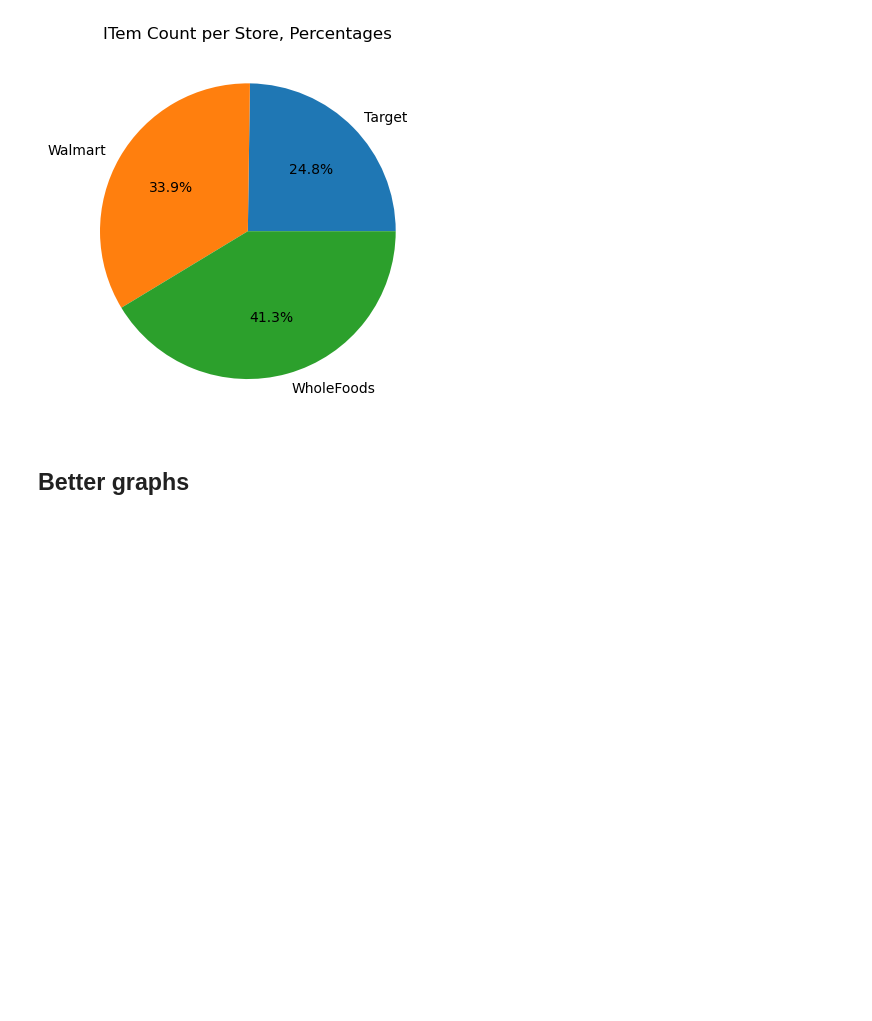
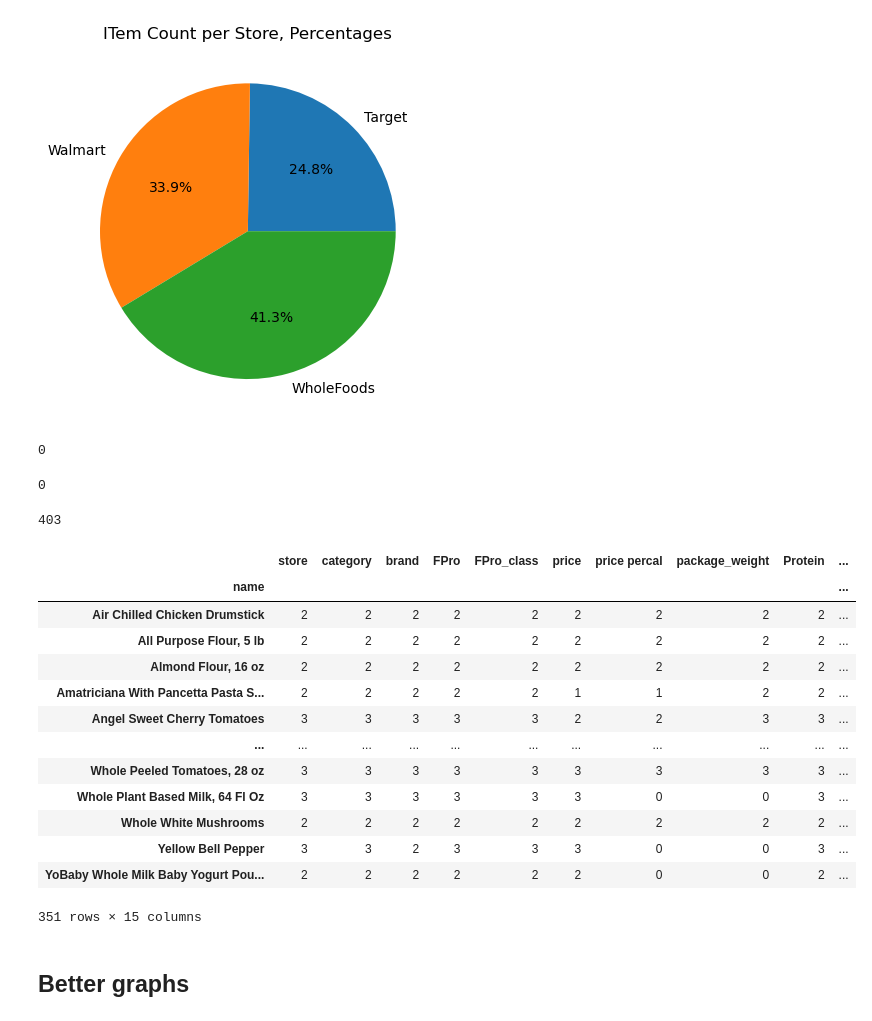
Before and after one commit to gkao25/grocerydb-viz, a Jupyter notebook: notebook.ipynb, the cells around one changed output. Drawn from its saved outputs; the diff is of its cells as text; code cells hidden in the pictures; blank space fills up the shorter version.

```diff
--- a/notebook.ipynb
+++ b/notebook.ipynb
@@ -133,8 +133,37 @@ plt.show()
 # %% [output]
 [figure]
 # %%
-# FPR null value count
-df['Food']
+# FPro null value count
+df['FPro_class'].isnull().sum()
+# %% [output]
+0
+# %%
+df['FPro'].isna().sum()
+# %% [output]
+0
+# %%
+# count item duplicates
+df['name'].duplicated().sum()
+# %% [output]
+403
+# %%
+dupe_names = df.groupby('name').count()
+dupe_names[dupe_names['store']>1]
+# %% [output]
+|  | store | category | brand | FPro | FPro_class | price | price percal | package_weight | Protein | ... |
+| name |  |  |  |  |  |  |  |  |  | ... |
+| Air Chilled Chicken Drumstick | 2 | 2 | 2 | 2 | 2 | 2 | 2 | 2 | 2 | ... |
+| All Purpose Flour, 5 lb | 2 | 2 | 2 | 2 | 2 | 2 | 2 | 2 | 2 | ... |
+| Almond Flour, 16 oz | 2 | 2 | 2 | 2 | 2 | 2 | 2 | 2 | 2 | ... |
+| Amatriciana With Pancetta Pasta S... | 2 | 2 | 2 | 2 | 2 | 1 | 1 | 2 | 2 | ... |
+| Angel Sweet Cherry Tomatoes | 3 | 3 | 3 | 3 | 3 | 2 | 2 | 3 | 3 | ... |
+| ... | ... | ... | ... | ... | ... | ... | ... | ... | ... | ... |
+| Whole Peeled Tomatoes, 28 oz | 3 | 3 | 3 | 3 | 3 | 3 | 3 | 3 | 3 | ... |
+| Whole Plant Based Milk, 64 Fl Oz | 3 | 3 | 3 | 3 | 3 | 3 | 0 | 0 | 3 | ... |
+| Whole White Mushrooms | 2 | 2 | 2 | 2 | 2 | 2 | 2 | 2 | 2 | ... |
+| Yellow Bell Pepper | 3 | 3 | 2 | 3 | 3 | 3 | 0 | 0 | 3 | ... |
+| YoBaby Whole Milk Baby Yogurt Pou... | 2 | 2 | 2 | 2 | 2 | 2 | 0 | 0 | 2 | ... |
+351 rows × 15 columns
 # %% [markdown]
 ## Better graphs
 # %%
```
Also changed, not shown: parts of 2 cells of this notebook.
